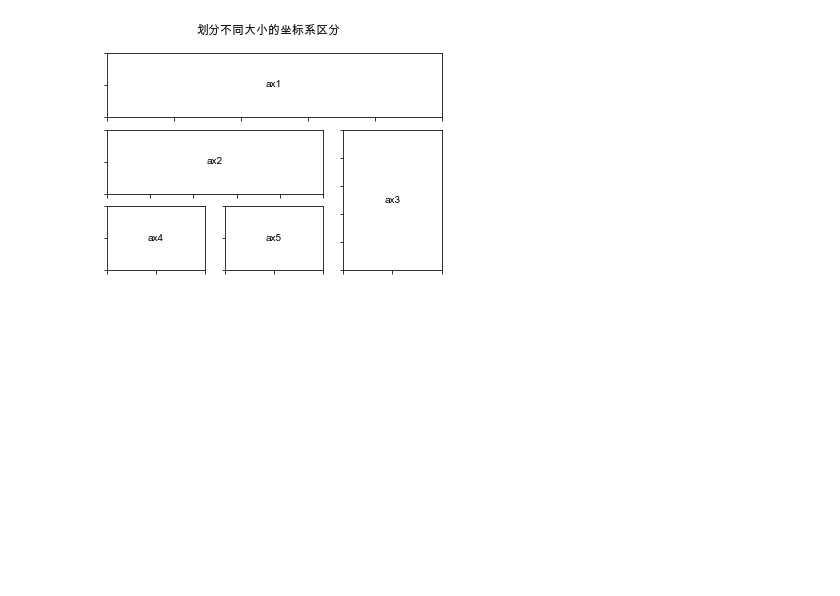
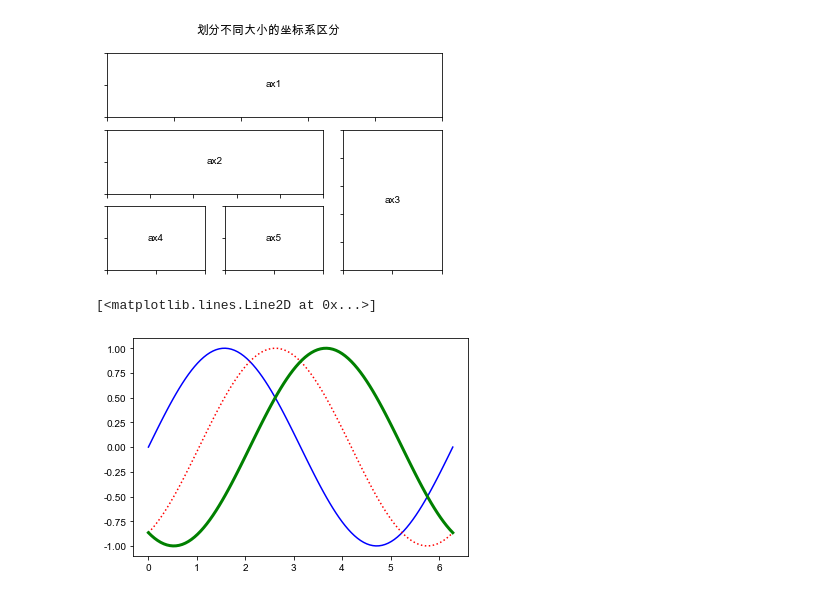
Before and after one commit to hivandu/practise, a Jupyter notebook: data_visualization/ex02.ipynb, the cells around one changed output. Drawn from its saved outputs; the diff is of its cells as text; code cells hidden in the pictures; blank space fills up the shorter version.

```diff
--- a/data_visualization/ex02.ipynb
+++ b/data_visualization/ex02.ipynb
@@ -52,3 +53,14 @@ def format_axes(fig):
 format_axes(fig)
 # %% [output]
 [figure]
+# %%
+# 曲线
+import numpy as np
+fig, ax = plt.subplots()
+x = np.linspace(0, 2*np.pi, 100)
+ax.plot(x, np.sin(x), color = 'b')
+ax.plot(x, np.sin(x-np.pi/3), color = 'r', linestyle = ':')
+ax.plot(x, np.sin(x-2*np.pi/3), color = 'g', linewidth = 3)
+# %% [output]
+[<matplotlib.lines.Line2D at 0x...>]
+[figure, added]
```
Also changed, not shown: parts of 7 cells of this notebook.
